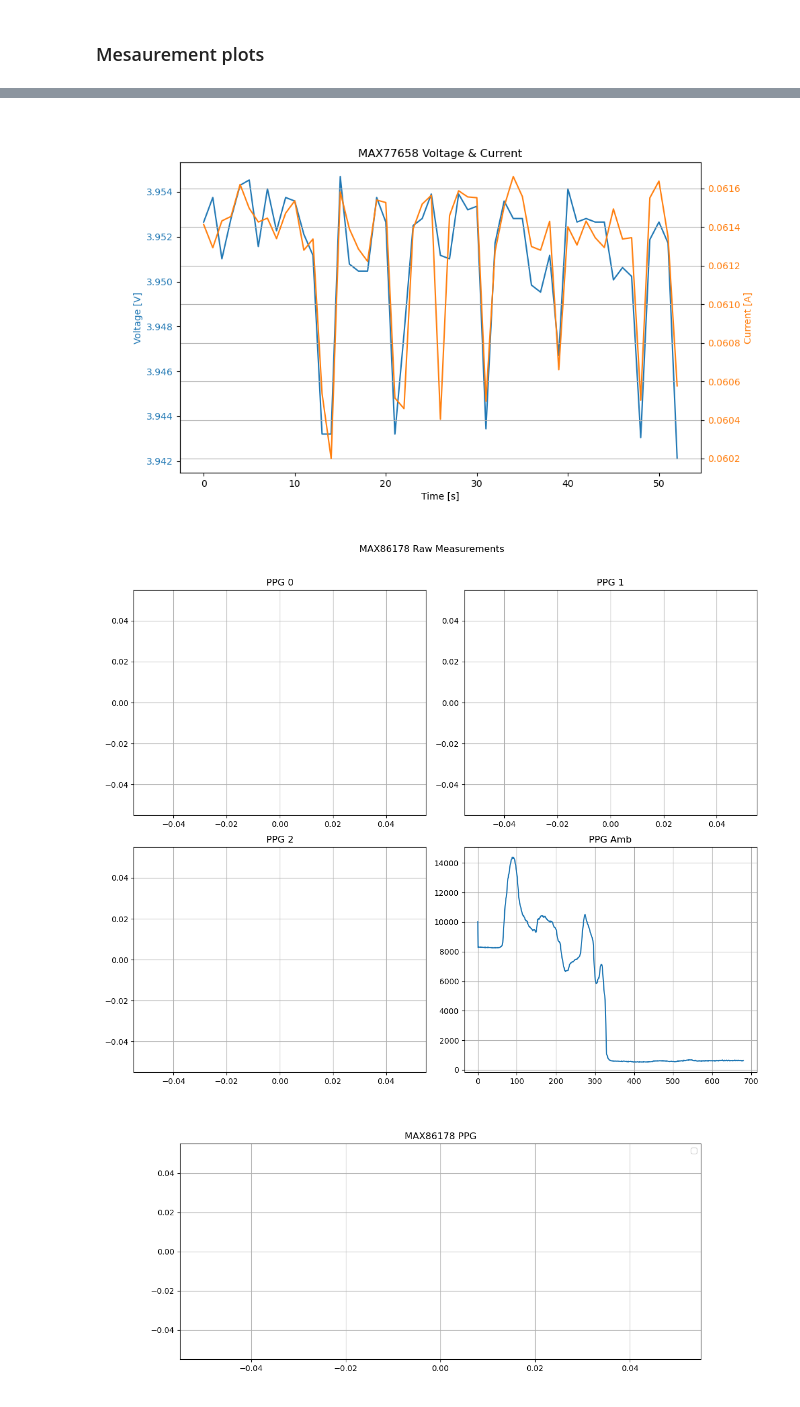
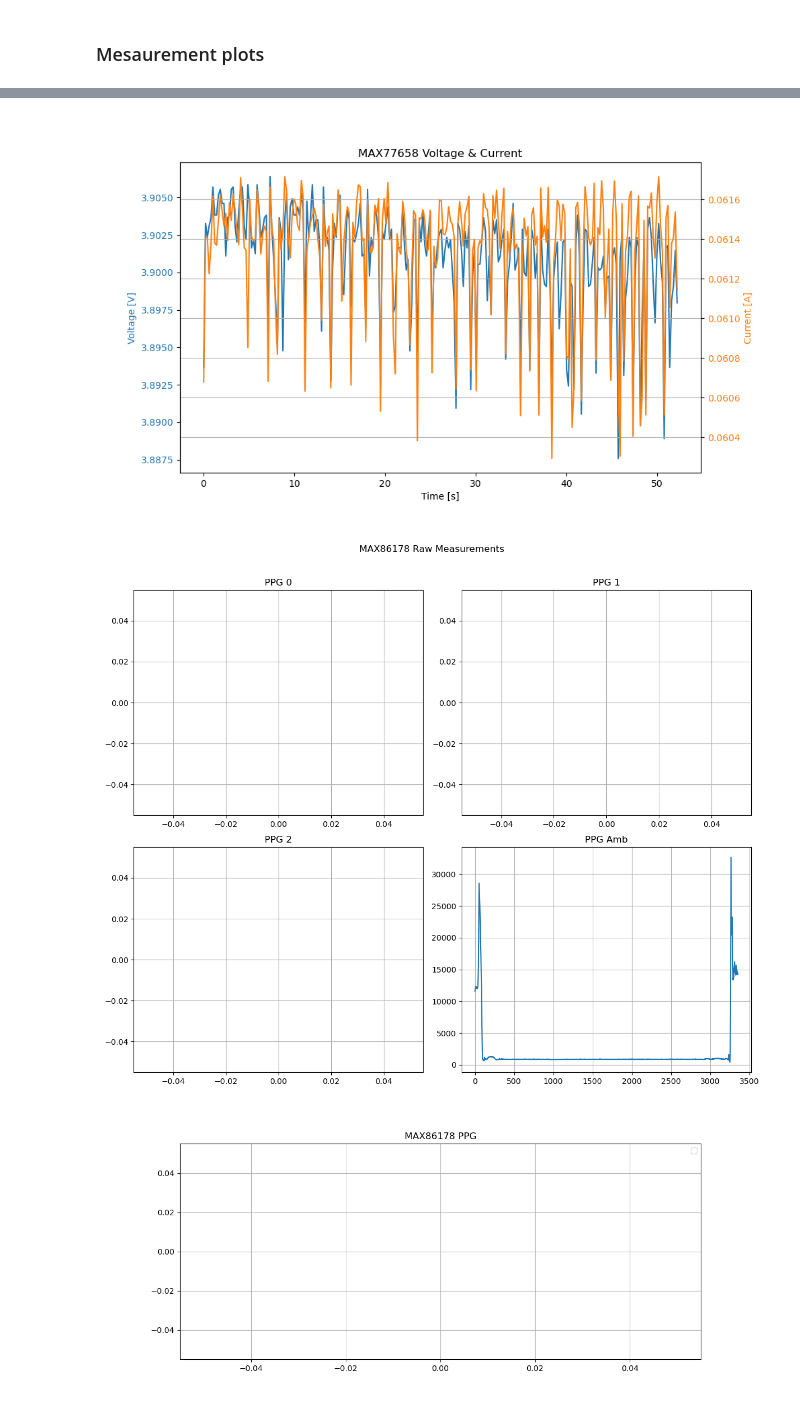
Before and after one commit to maarnold97/VersaSens, a Jupyter notebook: VersaSens_FW/python_notebook/VersaSens_data_visualisation.ipynb, the cells around one changed output, grey strips where cells are left out. Drawn from its saved outputs; the diff is of its cells as text; code cells hidden in the pictures.

```diff
--- a/VersaSens_FW/python_notebook/VersaSens_data_visualisation.ipynb
+++ b/VersaSens_FW/python_notebook/VersaSens_data_visualisation.ipynb
@@ -16,7 +16,7 @@ import pandas as pd
 # Note: libopus is required for this to work, use available on conda-forge for windows
 import opuslib
 # %%
-file_name = 'FRAME1.TXT'
+file_name = 'FRAME73.TXT'
 # %%
 header_bno = b'\xcc\xcc'
 last_idx_bno = -1
@@ -532,23 +535,23 @@ plt.show()
 # %%
 fig, ax1 = plt.subplots(figsize=(10, 6))
 
 # Plotting voltage data on the left y-axis
-ax1.plot(np.array(volt_list_max77658)*78.125/1000000, color='tab:blue', label='Voltage')
+ax1.plot(time_list_max77658, np.array(volt_list_max77658)*78.125/1000000, color='tab:blue', label='Voltage')
 ax1.set_xlabel('Time [s]')
 ax1.set_ylabel('Voltage [V]', color='tab:blue')
 ax1.tick_params(axis='y', labelcolor='tab:blue')
 
 # Creating a second y-axis for current data on the right
 ax2 = ax1.twinx()
-ax2.plot(np.array(current_list_max77658)/1000000, color='tab:orange', label='Current')
+ax2.plot(time_list_max77658, np.array(current_list_max77658)/1000000, color='tab:orange', label='Current')
 ax2.set_ylabel('Current [A]', color='tab:orange')
 ax2.tick_params(axis='y', labelcolor='tab:orange')
 
 plt.title("MAX77658 Voltage & Current")
 plt.grid()
 plt.show()
 # %% [output]
-[figure, old version]
+[figure, new version]
 # %%
 ## Plot MAX86178 data
 
@@ -571,7 +574,7 @@ plt.tight_layout()
 plt.subplots_adjust(top=0.9)  # Adjust title position
 plt.show()
 # %% [output]
-[figure, old version]
+[figure, new version]
 # %%
 ## Plot MLX90632 data
 
```
Also changed, not shown: parts of 6 cells of this notebook, 1 other file.
